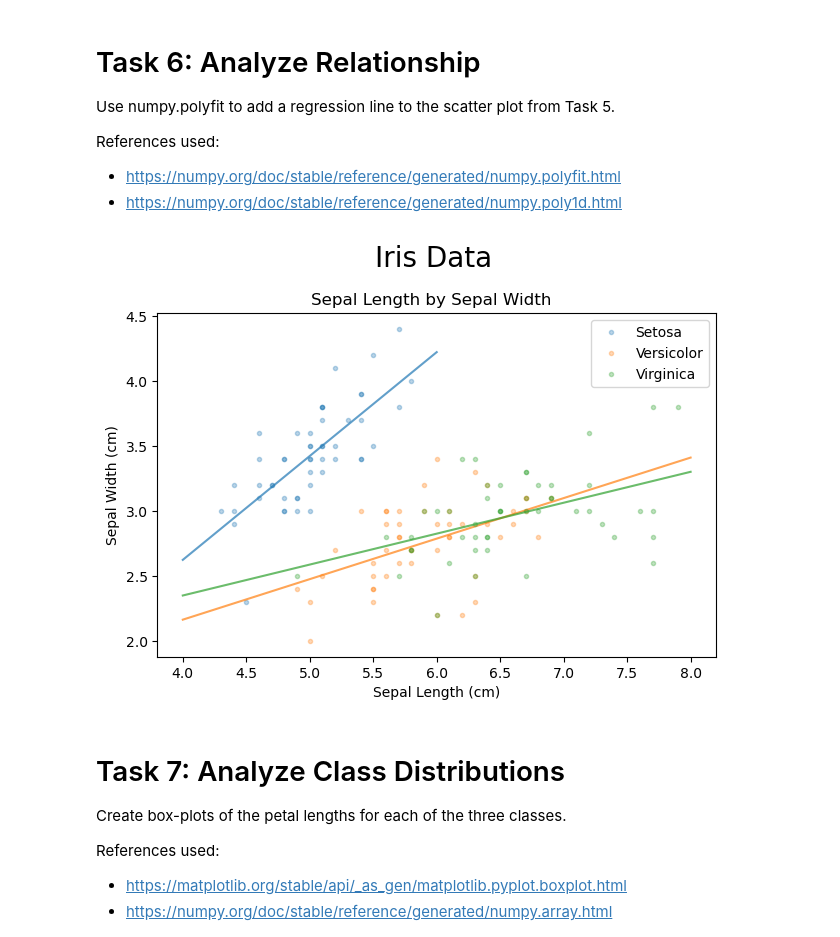
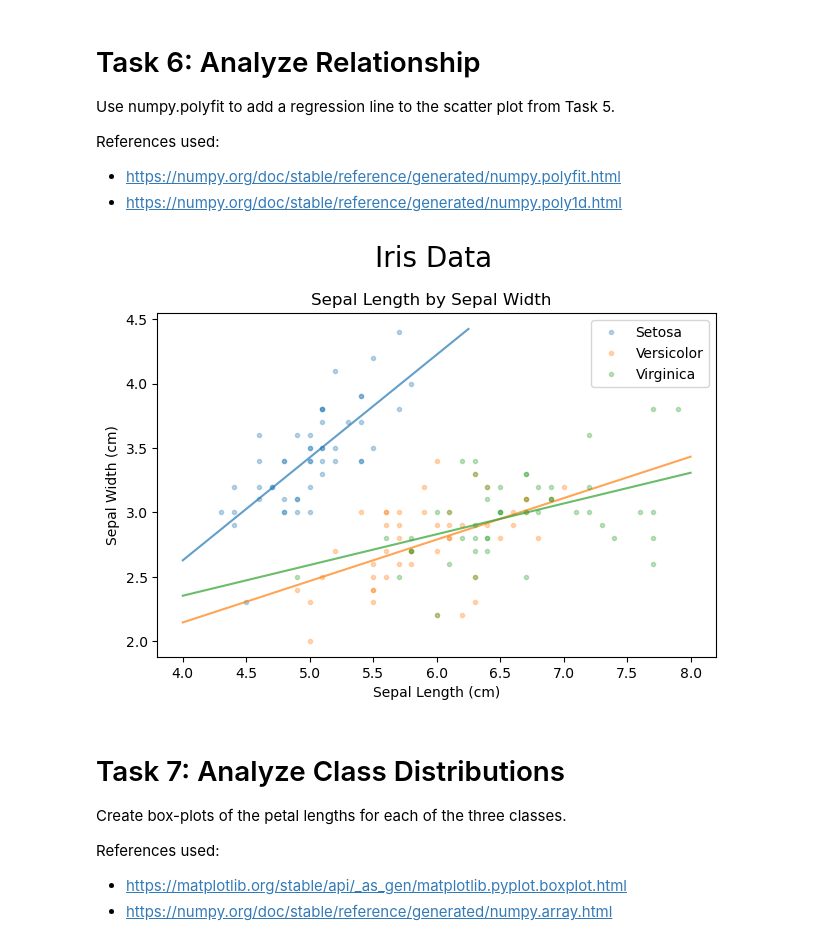
Before and after one commit to CeamanCollins/principles_of_data_analytics_assessment, a Jupyter notebook: tasks.ipynb, the cells around one changed output. Saved outputs shown, nothing was run; the diff lists cells and outputs as text; code cells hidden in the pictures.

```diff
--- a/tasks.ipynb
+++ b/tasks.ipynb
@@ -226,36 +210,36 @@ References used:
 # %%
 # Creating figure.
 fig, ax = plt.subplots(tight_layout=True)
 
 # Creating lines of best fit.
-p1 = np.poly1d(np.polyfit(sepal_length[0:50],sepal_width[0:50], 1))
-p2 = np.poly1d(np.polyfit(sepal_length[51:100],sepal_width[51:100], 1))
-p3 = np.poly1d(np.polyfit(sepal_length[101:150],sepal_width[101:150], 1))
-xp1 = np.linspace(4, 6, 2)
+p1 = np.poly1d(np.polyfit(sepal_length[0:49],sepal_width[0:49], 1))
+p2 = np.poly1d(np.polyfit(sepal_length[50:99],sepal_width[50:99], 1))
+p3 = np.poly1d(np.polyfit(sepal_length[100:149],sepal_width[100:149], 1))
+xp1 = np.linspace(4, 6.25, 2)
 xp2 = np.linspace(4, 8, 2)
 xp3 = np.linspace(4, 8, 2)
 
 # Plots.
-plt.plot(sepal_length[0:50], sepal_width[0:50], '.', c='tab:blue', label='Setosa', alpha=0.3)
+plt.plot(sepal_length[0:49], sepal_width[0:49], '.', c='tab:blue', label='Setosa', alpha=0.3)
 plt.plot(xp1, p1(xp1), '-', alpha=0.7)
-plt.plot(sepal_length[51:100],sepal_width[51:100], '.', c='tab:orange', label='Versicolor', alpha=0.3)
+plt.plot(sepal_length[50:99],sepal_width[50:99], '.', c='tab:orange', label='Versicolor', alpha=0.3)
 plt.plot(xp2, p2(xp2), '-', alpha=0.7)
-plt.plot(sepal_length[101:150],sepal_width[101:150], '.', c='tab:green', label='Virginica', alpha=0.3)
+plt.plot(sepal_length[100:149],sepal_width[100:149], '.', c='tab:green', label='Virginica', alpha=0.3)
 plt.plot(xp3, p3(xp3), '-', alpha=0.7)
 
 # Setting axes labels.
 ax.set_xlabel('Sepal Length (cm)')
 ax.set_ylabel('Sepal Width (cm)')
 
 # Displaying legend.
 ax.legend()
 
 # Setting title for figure and plot.
 plt.suptitle('Iris Data', fontsize=20, x=0.535)
 plt.title('Sepal Length by Sepal Width', x=0.49)
 plt.show()
 # %% [output]
-[figure, old version]
+[figure, new version]
 # %% [markdown]
 # Task 7: Analyze Class Distributions
 
```
Also changed, not shown: parts of 5 cells of this notebook.
